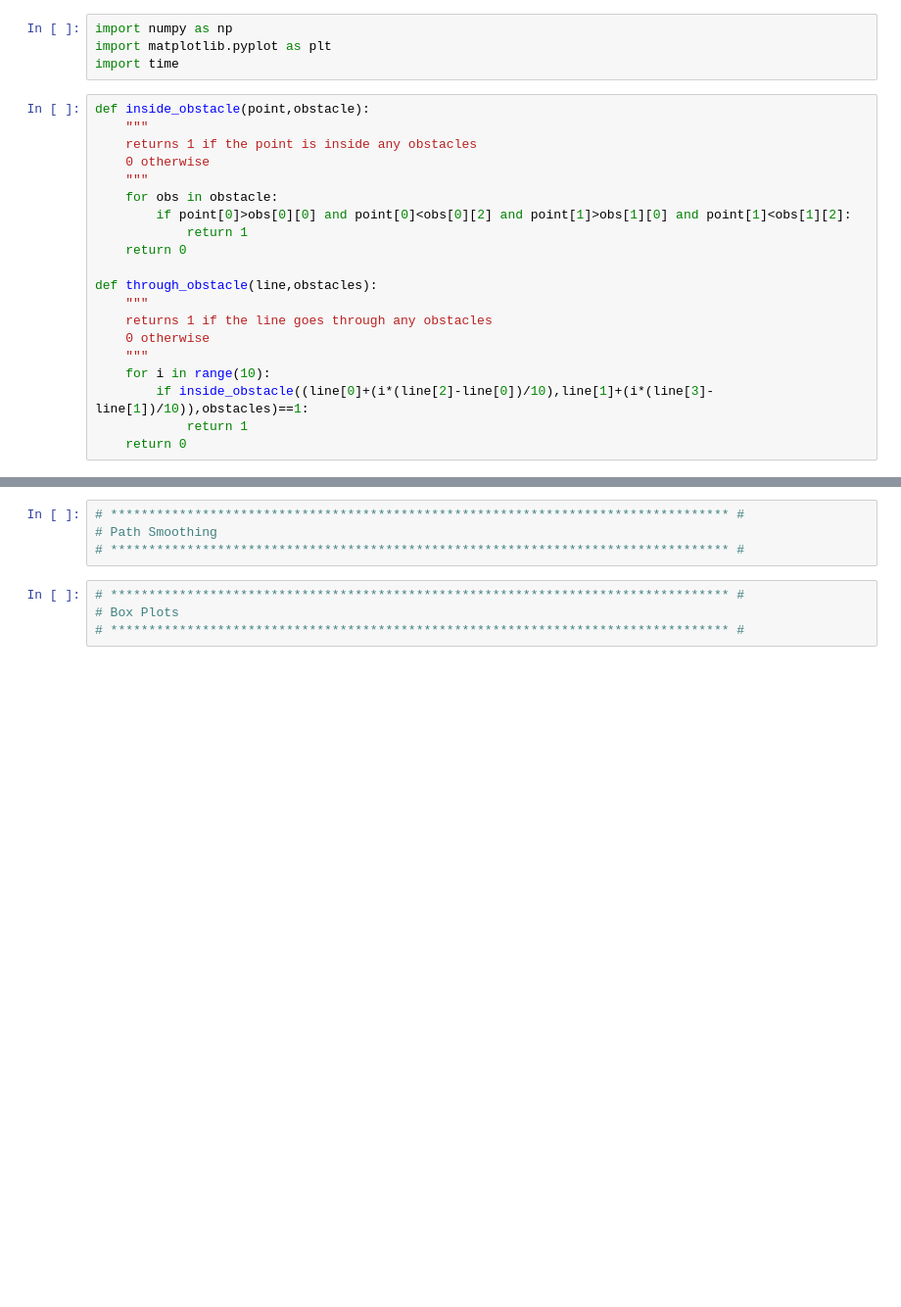
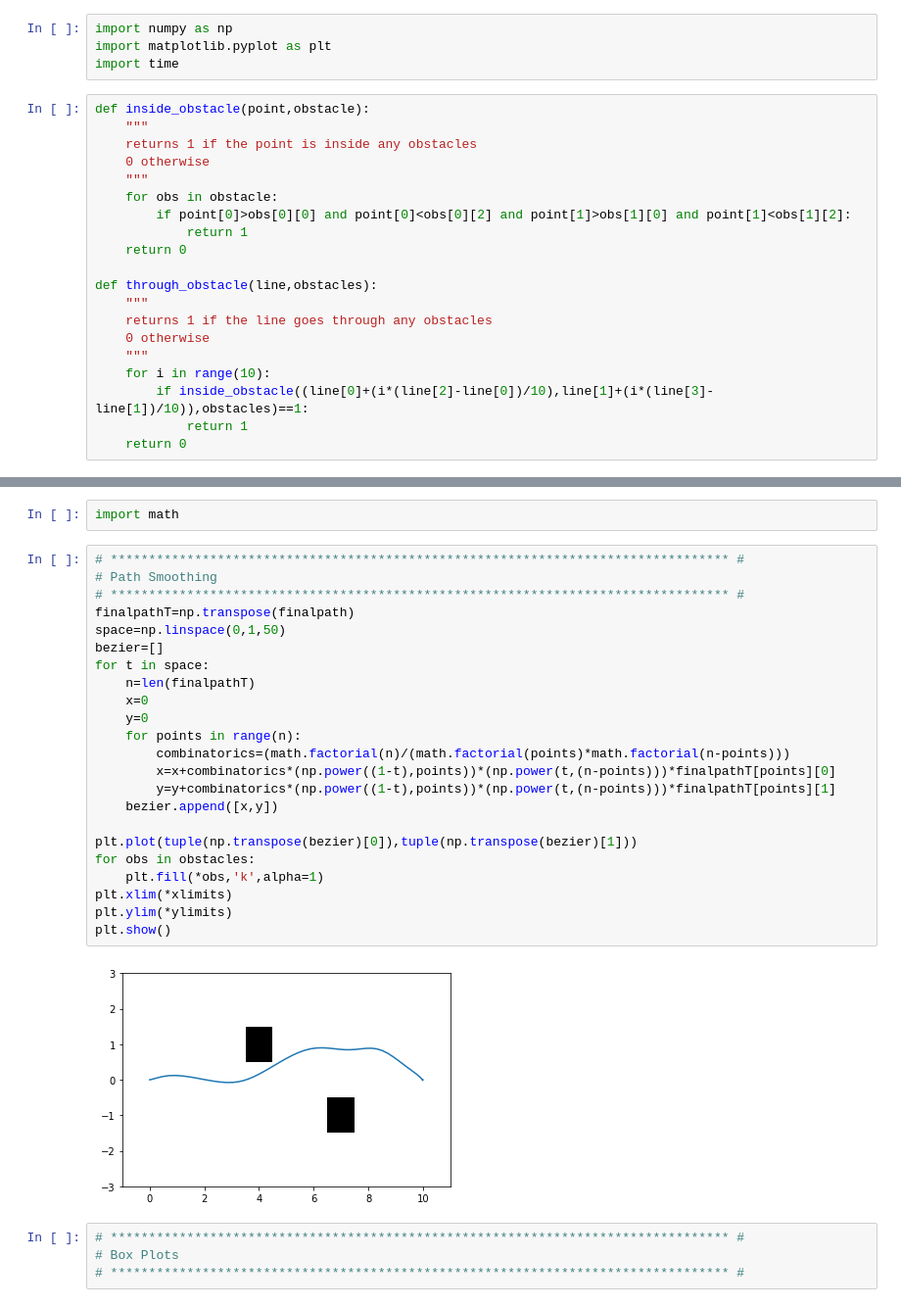
Before and after one commit to KedarMore/algo-HW4-a-Dijkstra-s-PRM-RRT, a Jupyter notebook: prm.ipynb, the cells around one changed output, grey strips where cells are left out. Shown: that part at 98% size. Cells and saved outputs as stored; diff of their text form; blank space fills up the shorter version.

```diff
--- a/prm.ipynb
+++ b/prm.ipynb
@@ -236,7 +252,30 @@ plt.show()
-# %%
-# ********************************************************************************* #
-# Path Smoothing
-# ********************************************************************************* #
+# %%
+import math
+# %%
+# ********************************************************************************* #
+# Path Smoothing
+# ********************************************************************************* #
+finalpathT=np.transpose(finalpath)
+space=np.linspace(0,1,50)
+bezier=[]
+for t in space:
+    n=len(finalpathT)
+    x=0
+    y=0
+    for points in range(n):
+        combinatorics=(math.factorial(n)/(math.factorial(points)*math.factorial(n-points)))
+        x=x+combinatorics*(np.power((1-t),points))*(np.power(t,(n-points)))*finalpathT[points][0]
+        y=y+combinatorics*(np.power((1-t),points))*(np.power(t,(n-points)))*finalpathT[points][1]
+    bezier.append([x,y])
+
+plt.plot(tuple(np.transpose(bezier)[0]),tuple(np.transpose(bezier)[1]))
+for obs in obstacles:
+    plt.fill(*obs,'k',alpha=1)
+plt.xlim(*xlimits)
+plt.ylim(*ylimits)
+plt.show()
+# %% [output]
+[figure, added]
 # %%
 # ********************************************************************************* #
 # Box Plots
```
Also changed, not shown: parts of 4 cells of this notebook, 1 other file.
